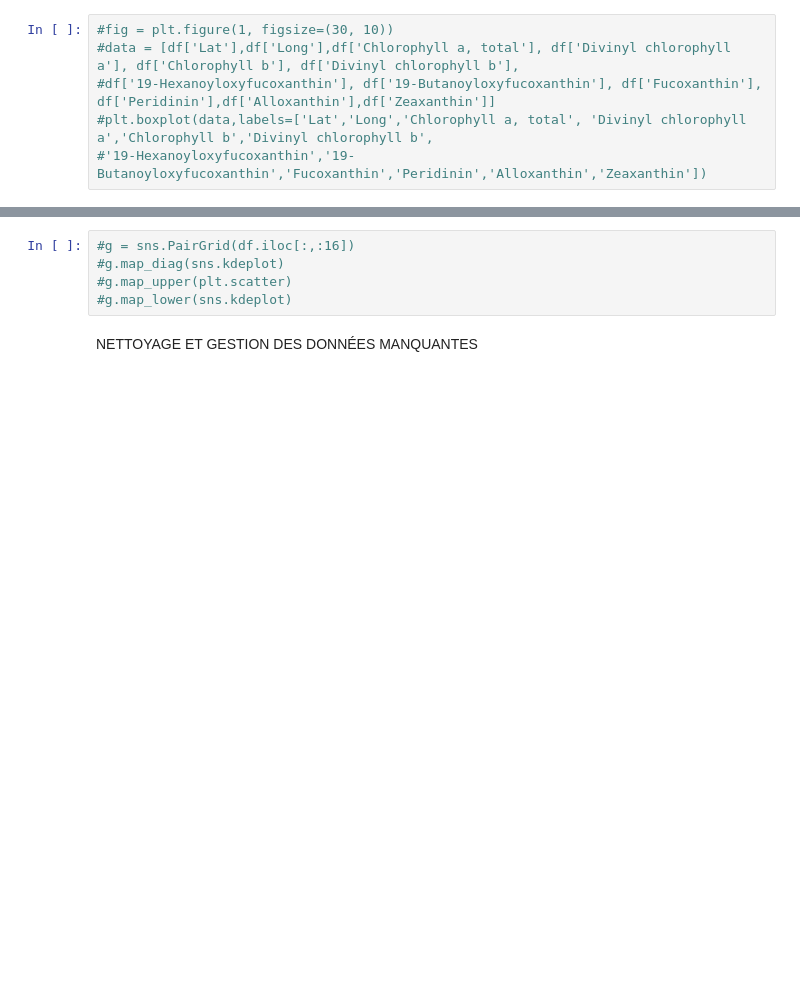
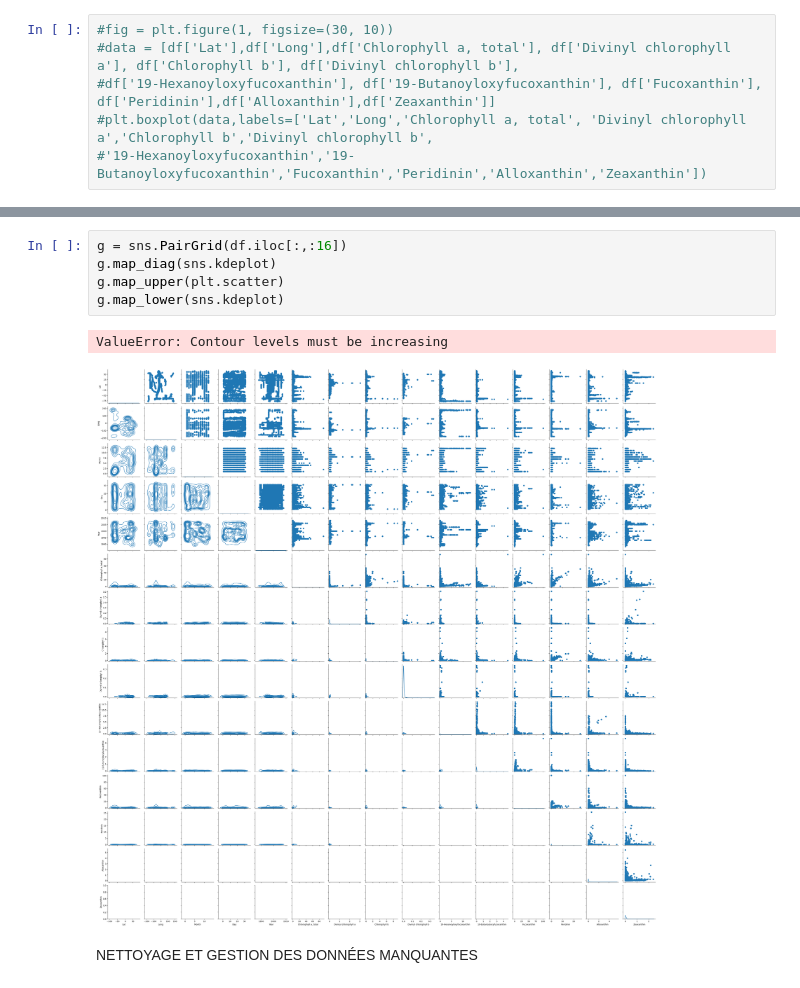
Before and after one commit to RaliB/Etude-de-cas-1, a Jupyter notebook: etude_de_cas_1.ipynb, the cells around one changed output, grey strips where cells are left out. Saved outputs shown, nothing was run; the diff lists cells and outputs as text; blank space fills up the shorter version.

```diff
--- a/etude_de_cas_1.ipynb
+++ b/etude_de_cas_1.ipynb
@@ -67,8 +69,11 @@ plt.tight_layout()
 # %%
-#g = sns.PairGrid(df.iloc[:,:16])
-#g.map_diag(sns.kdeplot)
-#g.map_upper(plt.scatter)
-#g.map_lower(sns.kdeplot)
+g = sns.PairGrid(df.iloc[:,:16])
+g.map_diag(sns.kdeplot)
+g.map_upper(plt.scatter)
+g.map_lower(sns.kdeplot)
+# %% [output]
+ValueError: Contour levels must be increasing
+[figure, added]
 # %% [markdown]
 NETTOYAGE ET GESTION DES DONNÉES MANQUANTES
 # %%
```
Also changed, not shown: parts of 1 cell of this notebook, 1 other file.
